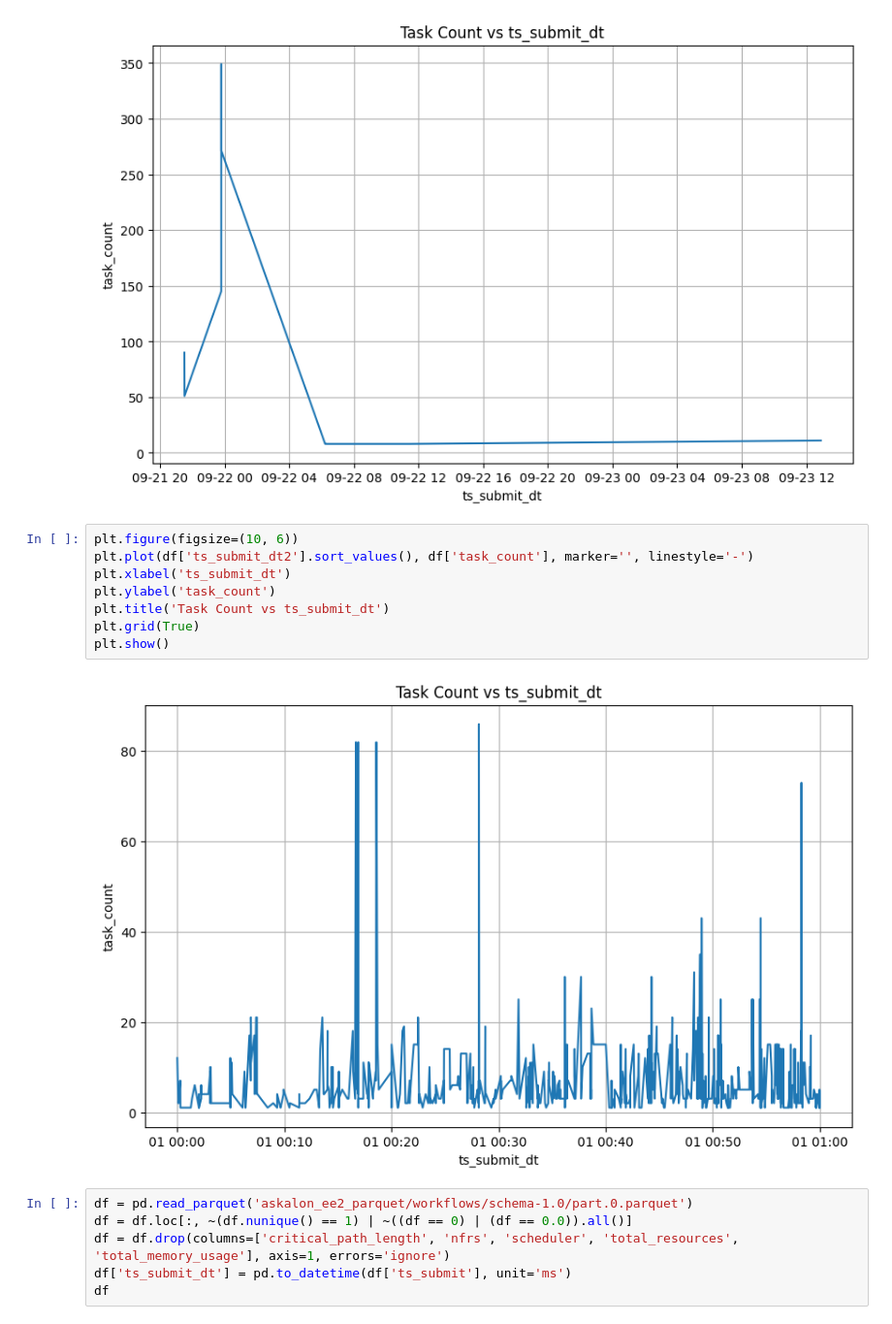
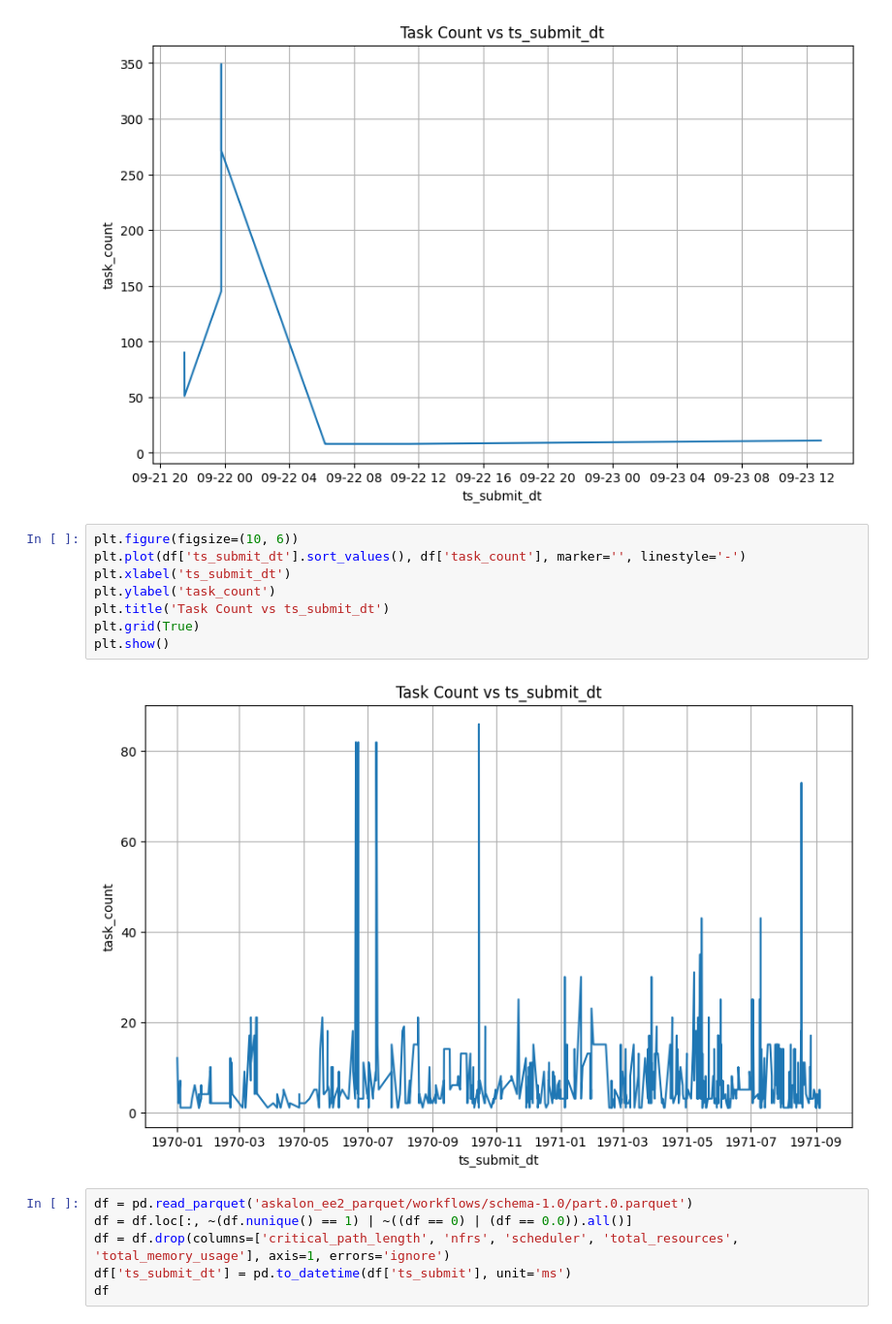
Before and after one commit to simonepascucci/stateful_mongoDB_autoscaler_with_RL, a Jupyter notebook: test.ipynb, the cells around one changed output. Shown: that part at 97% size. Drawn from its saved outputs; the diff is of its cells as text.

```diff
--- a/test.ipynb
+++ b/test.ipynb
@@ -57,14 +57,14 @@ plt.show()
 [figure]
 # %%
 plt.figure(figsize=(10, 6))
-plt.plot(df['ts_submit_dt2'].sort_values(), df['task_count'], marker='', linestyle='-')
+plt.plot(df['ts_submit_dt'].sort_values(), df['task_count'], marker='', linestyle='-')
 plt.xlabel('ts_submit_dt')
 plt.ylabel('task_count')
 plt.title('Task Count vs ts_submit_dt')
 plt.grid(True)
 plt.show()
 # %% [output]
-[figure, old version]
+[figure, new version]
 # %%
 df = pd.read_parquet('askalon_ee2_parquet/workflows/schema-1.0/part.0.parquet')
 df = df.loc[:, ~(df.nunique() == 1) | ~((df == 0) | (df == 0.0)).all()]
```
Also changed, not shown: parts of 11 cells of this notebook, 43 other files.
